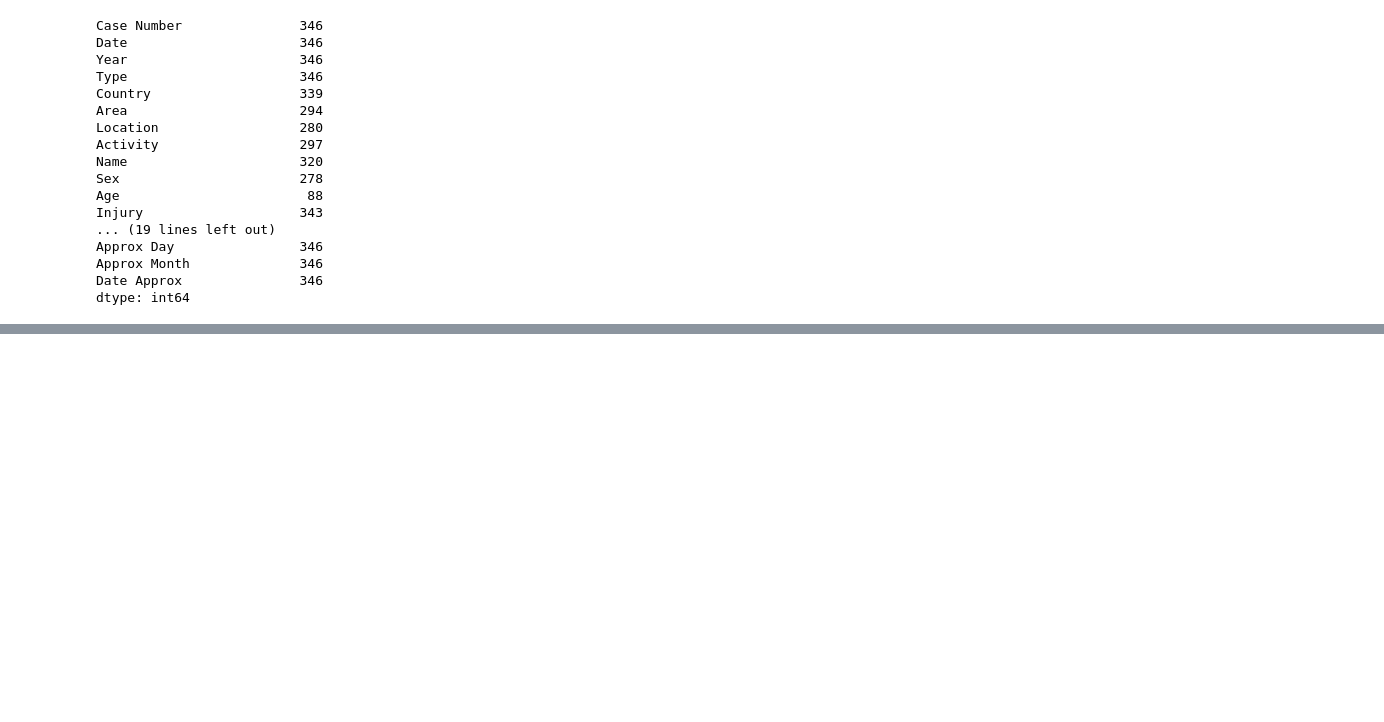
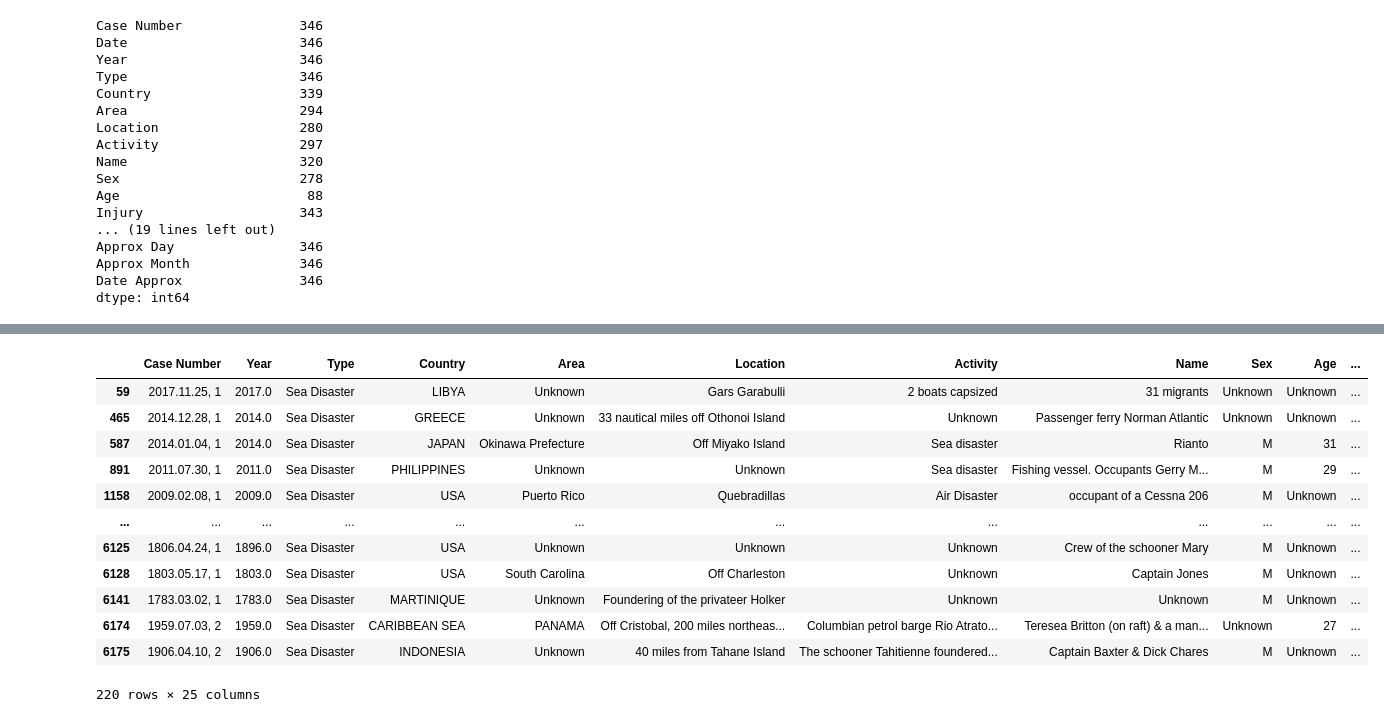
Before and after one commit to jmgpgit/Shark_Data_Clean, a Jupyter notebook: clean.ipynb, the cells around one changed output, grey strips where cells are left out. Saved outputs shown, nothing was run; the diff lists cells and outputs as text; code cells hidden in the pictures; blank space fills up the shorter version.

```diff
--- a/clean.ipynb
+++ b/clean.ipynb
@@ -223,0 +247,14 @@ for i in g.Year:
+# %%
+# Clean up Age column to get rid of uncertain ages
+
+for i in range(len(g)):
+    try:
+        x = int(g['Age'].iloc[i])
+        if x == 0:
+            g.at[i, 'Age'] = np.nan
+        else:
+            g.at[i, 'Age'] = x
+
+    except:
+        g.at[i, 'Age'] = np.nan
+g['Age'].isna().sum()
@@ -223,0 +263,15 @@ for i in g.Year:
+# %%
+# Clean up Sex column to get rid of uncertain sexes
+g['Sex'].unique()
+for i in g[(g['Sex'] != 'F') & (g['Sex'] != 'M')].index:
+
+    g.at[i, 'Sex'] = np.nan
+# %%
+# clean up NaNs and empty rows
+
+g.drop(g[g['Case Number'].isna()].index,inplace=True)
+g.fillna('Unknown',inplace=True)
+# %%
+g['Country'] = g['Country'].str.upper() # Standardize
+
+g.drop(g[g['Country'].str.contains('/')].index,inplace=True) # Clean uncertain countries
@@ -224 +291,24 @@ for i in g.Year:
+# %%
+g['Type'].unique()
+for i in g[(g['Type'] == 'Boat') | (g['Type'] == 'Boatomg')].index: # Standardize errors
+
+    g.at[i, 'Type'] = 'Boating'
+
+g.drop(g[g['Type'] == 'Questionable'].index,inplace=True) # Get rid of questionable data
+g[g['Type'] == 'Invalid'] # 508 entries of questionable shark involvement, will keep for now to compare against sex data
+g[g['Type'] == 'Sea Disaster']
+# %% [output]
+|  | Case Number | Year | Type | Country | Area | Location | Activity | Name | Sex | Age | ... |
+| 59 | 2017.11.25, 1 | 2017.0 | Sea Disaster | LIBYA | Unknown | Gars Garabulli | 2 boats capsized | 31 migrants | Unknown | Unknown | ... |
+| 465 | 2014.12.28, 1 | 2014.0 | Sea Disaster | GREECE | Unknown | 33 nautical miles off Othonoi Island | Unknown | Passenger ferry Norman Atlantic | Unknown | Unknown | ... |
+| 587 | 2014.01.04, 1 | 2014.0 | Sea Disaster | JAPAN | Okinawa Prefecture | Off Miyako Island | Sea disaster | Rianto | M | 31 | ... |
+| 891 | 2011.07.30, 1 | 2011.0 | Sea Disaster | PHILIPPINES | Unknown | Unknown | Sea disaster | Fishing vessel. Occupants Gerry M... | M | 29 | ... |
+| 1158 | 2009.02.08, 1 | 2009.0 | Sea Disaster | USA | Puerto Rico | Quebradillas | Air Disaster | occupant of a Cessna 206 | M | Unknown | ... |
+| ... | ... | ... | ... | ... | ... | ... | ... | ... | ... | ... | ... |
+| 6125 | 1806.04.24, 1 | 1896.0 | Sea Disaster | USA | Unknown | Unknown | Unknown | Crew of the schooner Mary | M | Unknown | ... |
+| 6128 | 1803.05.17, 1 | 1803.0 | Sea Disaster | USA | South Carolina | Off Charleston | Unknown | Captain Jones | M | Unknown | ... |
+| 6141 | 1783.03.02, 1 | 1783.0 | Sea Disaster | MARTINIQUE | Unknown | Foundering of the privateer Holker | Unknown | Unknown | M | Unknown | ... |
+| 6174 | 1959.07.03, 2 | 1959.0 | Sea Disaster | CARIBBEAN SEA | PANAMA | Off Cristobal, 200 miles northeas... | Columbian petrol barge Rio Atrato... | Teresea Britton (on raft) & a man... | Unknown | 27 | ... |
+| 6175 | 1906.04.10, 2 | 1906.0 | Sea Disaster | INDONESIA | Unknown | 40 miles from Tahane Island | The schooner Tahitienne foundered... | Captain Baxter & Dick Chares | M | Unknown | ... |
+220 rows × 25 columns
 # %%
```
Also changed, not shown: parts of 7 cells of this notebook.
